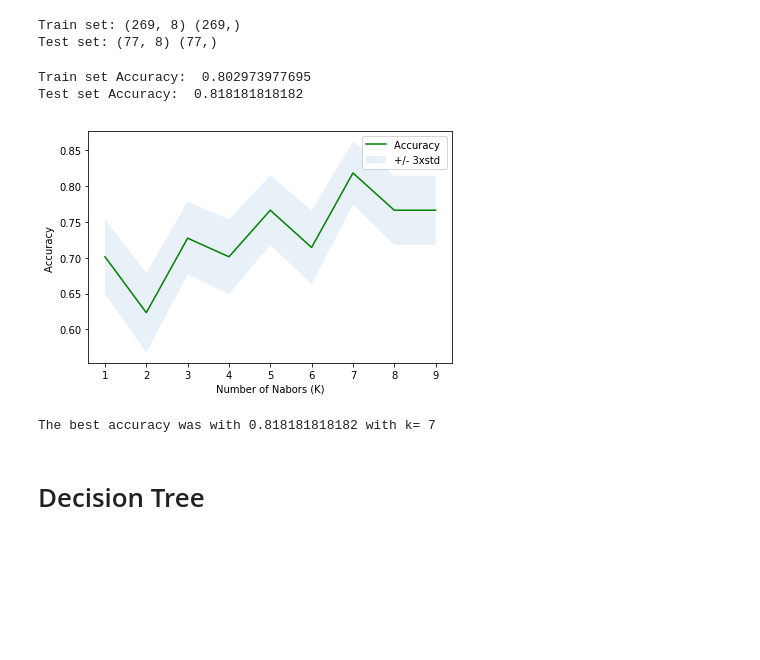
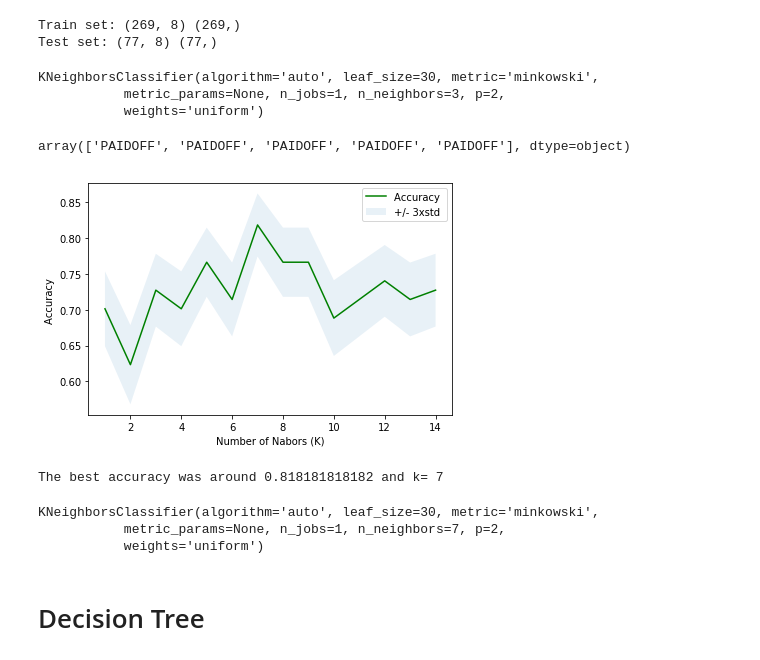
Before and after one commit to minionPeterLU/course-capstone-project, a Jupyter notebook: IBM_DataScience_Course8_Homework_LUJIANAN.ipynb, the cells around one changed output. Saved outputs shown, nothing was run; the diff lists cells and outputs as text; code cells hidden in the pictures; blank space fills up the shorter version.

```diff
--- a/IBM_DataScience_Course8_Homework_LUJIANAN.ipynb
+++ b/IBM_DataScience_Course8_Homework_LUJIANAN.ipynb
@@ -277,49 +274,69 @@ __ Notice:__
 Notice: You should find the best k to build the model with the best accuracy.
 **warning:** You should not use the __loan_test.csv__ for finding the best k, however, you can split your train_loan.csv into train and test to find the best __k__.
 # %%
+# We split the X into train and test to find the best k
 from sklearn.model_selection import train_test_split
-X_train1, X_test1, y_train1, y_test1 = train_test_split( X, y, test_size=0.22, random_state=4)
-print ('Train set:', X_train1.shape,  y_train1.shape)
-print ('Test set:', X_test1.shape,  y_test1.shape)
+X_train, X_test, y_train, y_test = train_test_split(X, y, test_size=0.22, random_state=4)
+print ('Train set:', X_train.shape,  y_train.shape)
+print ('Test set:', X_test.shape,  y_test.shape)
 # %% [output]
 Train set: (269, 8) (269,)
 Test set: (77, 8) (77,)
-# %%
-from sklearn.neighbors import KNeighborsClassifier
-k = 7
-#Train Model and Predict
-neigh = KNeighborsClassifier(n_neighbors = k).fit(X_train1,y_train1)
-neigh
-yhat1 = neigh.predict(X_test1)
-yhat1[0:5]
-from sklearn import metrics
-print("Train set Accuracy: ", metrics.accuracy_score(y_train1, neigh.predict(X_train1)))
-print("Test set Accuracy: ", metrics.accuracy_score(y_test1, yhat1))
-# %% [output]
-Train set Accuracy:  0.802973977695
-Test set Accuracy:  0.818181818182
+# %%
+# Modeling
+from sklearn.neighbors import KNeighborsClassifier
+k = 3
+#Train Model and Predict
+kNN_model = KNeighborsClassifier(n_neighbors=k).fit(X_train,y_train)
+kNN_model
+# %% [output]
+KNeighborsClassifier(algorithm='auto', leaf_size=30, metric='minkowski',
+           metric_params=None, n_jobs=1, n_neighbors=3, p=2,
+           weights='uniform')
+# %%
+# just for sanity chaeck
+yhat = kNN_model.predict(X_test)
+yhat[0:5]
+# %% [output]
+array(['PAIDOFF', 'PAIDOFF', 'PAIDOFF', 'PAIDOFF', 'PAIDOFF'], dtype=object)
 # %%
-Ks = 10
-mean_acc = np.zeros((Ks-1))
-std_acc = np.zeros((Ks-1))
-ConfustionMx = [];
+# Best k
+Ks=15
+mean_acc=np.zeros((Ks-1))
+std_acc=np.zeros((Ks-1))
+ConfustionMx=[];
 for n in range(1,Ks):
-    neigh = KNeighborsClassifier(n_neighbors = n).fit(X_train1,y_train1)
-    yhat1=neigh.predict(X_test1)
-    mean_acc[n-1] = metrics.accuracy_score(y_test1, yhat1)
-    std_acc[n-1]=np.std(yhat1==y_test1)/np.sqrt(yhat1.shape[0])
 
+    #Train Model and Predict
+    kNN_model = KNeighborsClassifier(n_neighbors=n).fit(X_train,y_train)
+    yhat = kNN_model.predict(X_test)
+
+
+    mean_acc[n-1]=np.mean(yhat==y_test);
+
+    std_acc[n-1]=np.std(yhat==y_test)/np.sqrt(yhat.shape[0])
 mean_acc
 plt.plot(range(1,Ks),mean_acc,'g')
 plt.fill_between(range(1,Ks),mean_acc - 1 * std_acc,mean_acc + 1 * std_acc, alpha=0.10)
 plt.legend(('Accuracy ', '+/- 3xstd'))
 plt.ylabel('Accuracy ')
 plt.xlabel('Number of Nabors (K)')
 plt.tight_layout()
 plt.show()
-print( "The best accuracy was with", mean_acc.max(), "with k=", mean_acc.argmax()+1)
+print( "The best accuracy was around", mean_acc.max(), "and k=", mean_acc.argmax()+1)
 # %% [output]
-[figure, old version]
+[figure, new version]
-The best accuracy was with 0.818181818182 with k= 7
+The best accuracy was around 0.818181818182 and k= 7
+# %%
+# Building the model again, using k=7
+from sklearn.neighbors import KNeighborsClassifier
+k = 7
+#Train Model and Predict
+kNN_model = KNeighborsClassifier(n_neighbors=k).fit(X_train,y_train)
+kNN_model
+# %% [output]
+KNeighborsClassifier(algorithm='auto', leaf_size=30, metric='minkowski',
+           metric_params=None, n_jobs=1, n_neighbors=7, p=2,
+           weights='uniform')
 # %% [markdown]
 # Decision Tree
```
Also changed, not shown: parts of 28 cells of this notebook.
